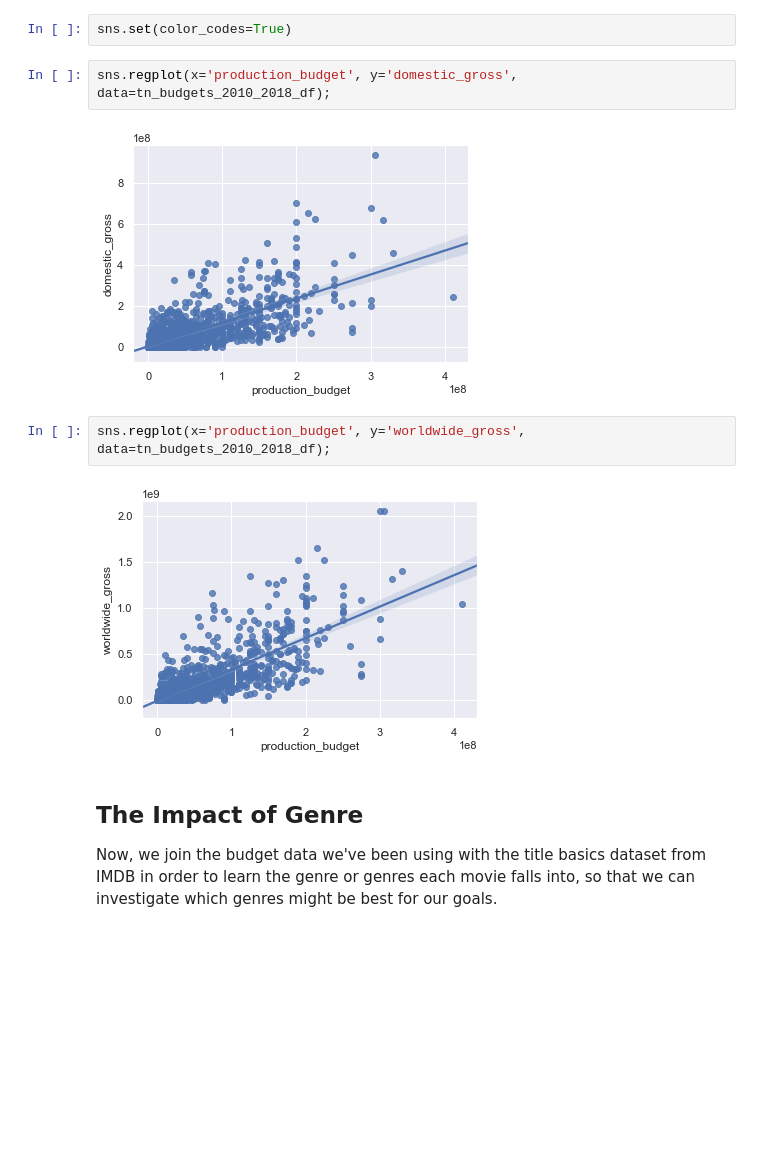
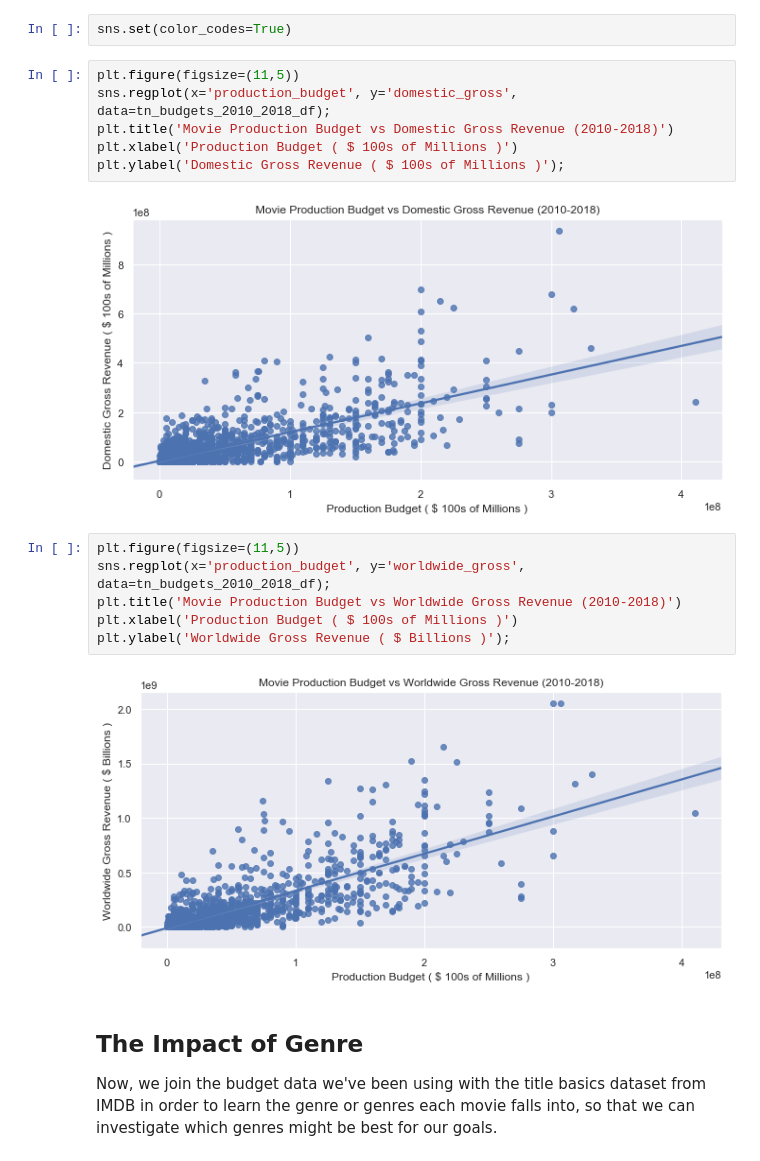
Before and after one commit to mokome/project1, a Jupyter notebook: index.ipynb, the cells around one changed output. Drawn from its saved outputs; the diff is of its cells as text; blank space fills up the shorter version.

```diff
--- a/index.ipynb
+++ b/index.ipynb
@@ -126,14 +123,22 @@ tn_budgets_df.sort_values('worldwide_gross', ascending=False).head(10)
 Let's draw a few scatterplots to get a better idea on the relationship between production budget and gross revenues, both domestic and worldwide.
 # %%
 sns.set(color_codes=True)
-# %%
-sns.regplot(x='production_budget', y='domestic_gross', data=tn_budgets_2010_2018_df);
-# %% [output]
-[figure, removed]
-# %%
-sns.regplot(x='production_budget', y='worldwide_gross', data=tn_budgets_2010_2018_df);
-# %% [output]
-[figure, removed]
+# %%
+plt.figure(figsize=(11,5))
+sns.regplot(x='production_budget', y='domestic_gross', data=tn_budgets_2010_2018_df);
+plt.title('Movie Production Budget vs Domestic Gross Revenue (2010-2018)')
+plt.xlabel('Production Budget ( $ 100s of Millions )')
+plt.ylabel('Domestic Gross Revenue ( $ 100s of Millions )');
+# %% [output]
+[figure, added]
+# %%
+plt.figure(figsize=(11,5))
+sns.regplot(x='production_budget', y='worldwide_gross', data=tn_budgets_2010_2018_df);
+plt.title('Movie Production Budget vs Worldwide Gross Revenue (2010-2018)')
+plt.xlabel('Production Budget ( $ 100s of Millions )')
+plt.ylabel('Worldwide Gross Revenue ( $ Billions )');
+# %% [output]
+[figure, added]
 # %% [markdown]
 ## The Impact of Genre
 
```
Also changed, not shown: parts of 13 cells of this notebook.
